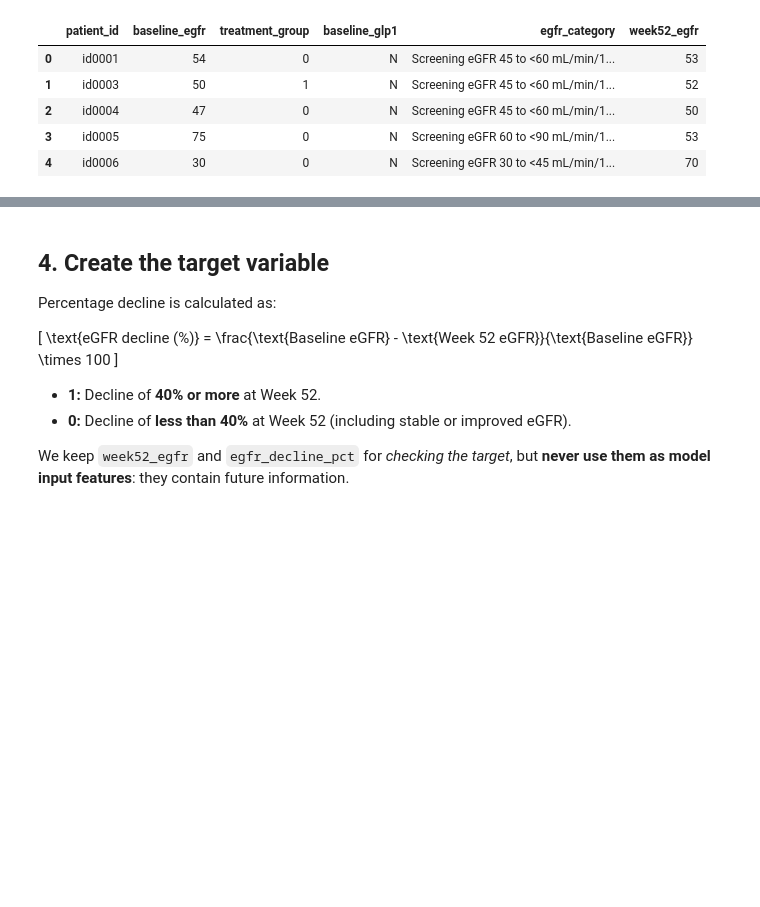
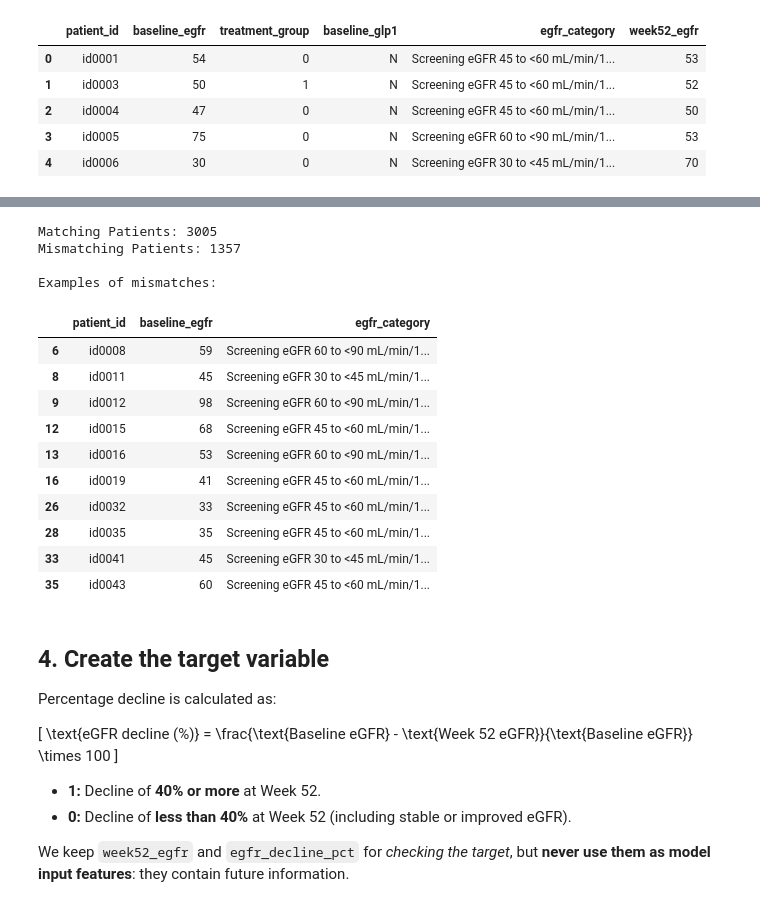
Before and after one commit to Usmanshakir7/Explainable-Machine-Learning-for-Chronic-Kidney-Disease-Prediction, a Jupyter notebook: notebooks/3_feature_engineering.ipynb, the cells around one changed output, grey strips where cells are left out. Drawn from its saved outputs; the diff is of its cells as text; code cells hidden in the pictures; blank space fills up the shorter version.

```diff
--- a/notebooks/3_feature_engineering.ipynb
+++ b/notebooks/3_feature_engineering.ipynb
@@ -124,3 +153,60 @@ Excluded because Week 52 is unavailable: 354
+# %%
+
+# Check whether baseline eGFR falls within its screening category
+
+def category_matches(row):
+    value = row["baseline_egfr"]
+    category = row["egfr_category"]
+
+    if "30 to <45" in category:
+        return 30 <= value < 45
+
+    elif "45 to <60" in category:
+        return 45 <= value < 60
+
+    elif "60 to <90" in category:
+        return 60 <= value < 90
+
+    return False
+
+
+# Apply the function to each patient
+patient_data["category_matches"] = patient_data.apply(
+    category_matches,
+    axis=1
+)
+
+# Count matching and mismatching patients
+matching = patient_data["category_matches"].sum()
+mismatching = (~patient_data["category_matches"]).sum()
+
+print("Matching Patients:", matching)
+print("Mismatching Patients:", mismatching)
+
+print("\nExamples of mismatches:")
+
+display(
+    patient_data.loc[
+        ~patient_data["category_matches"],
+        ["patient_id", "baseline_egfr", "egfr_category"]
+    ].head(10)
+)
+# %% [output]
+Matching Patients: 3005
+Mismatching Patients: 1357
+
+Examples of mismatches:
+|  | patient_id | baseline_egfr | egfr_category |
+| 6 | id0008 | 59 | Screening eGFR 60 to <90 mL/min/1... |
+| 8 | id0011 | 45 | Screening eGFR 30 to <45 mL/min/1... |
+| 9 | id0012 | 98 | Screening eGFR 60 to <90 mL/min/1... |
+| 12 | id0015 | 68 | Screening eGFR 45 to <60 mL/min/1... |
+| 13 | id0016 | 53 | Screening eGFR 60 to <90 mL/min/1... |
+| 16 | id0019 | 41 | Screening eGFR 45 to <60 mL/min/1... |
+| 26 | id0032 | 33 | Screening eGFR 45 to <60 mL/min/1... |
+| 28 | id0035 | 35 | Screening eGFR 45 to <60 mL/min/1... |
+| 33 | id0041 | 45 | Screening eGFR 30 to <45 mL/min/1... |
+| 35 | id0043 | 60 | Screening eGFR 45 to <60 mL/min/1... |
 # %% [markdown]
 ## 4. Create the target variable
 Percentage decline is calculated as:
```
Also changed, not shown: parts of 2 cells of this notebook.
